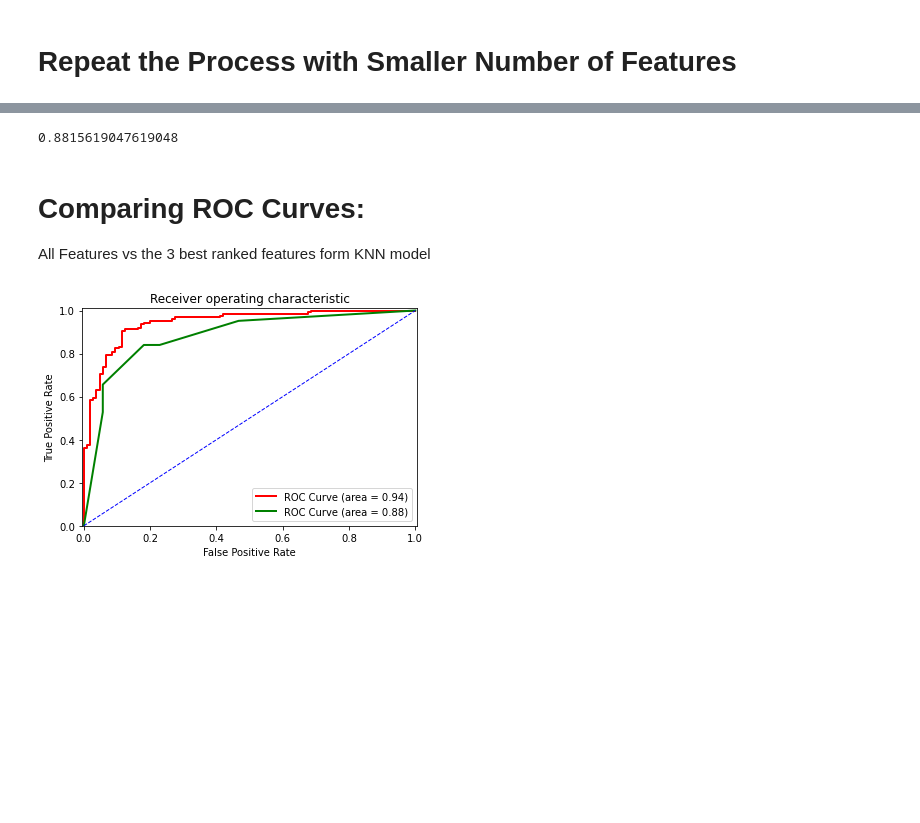
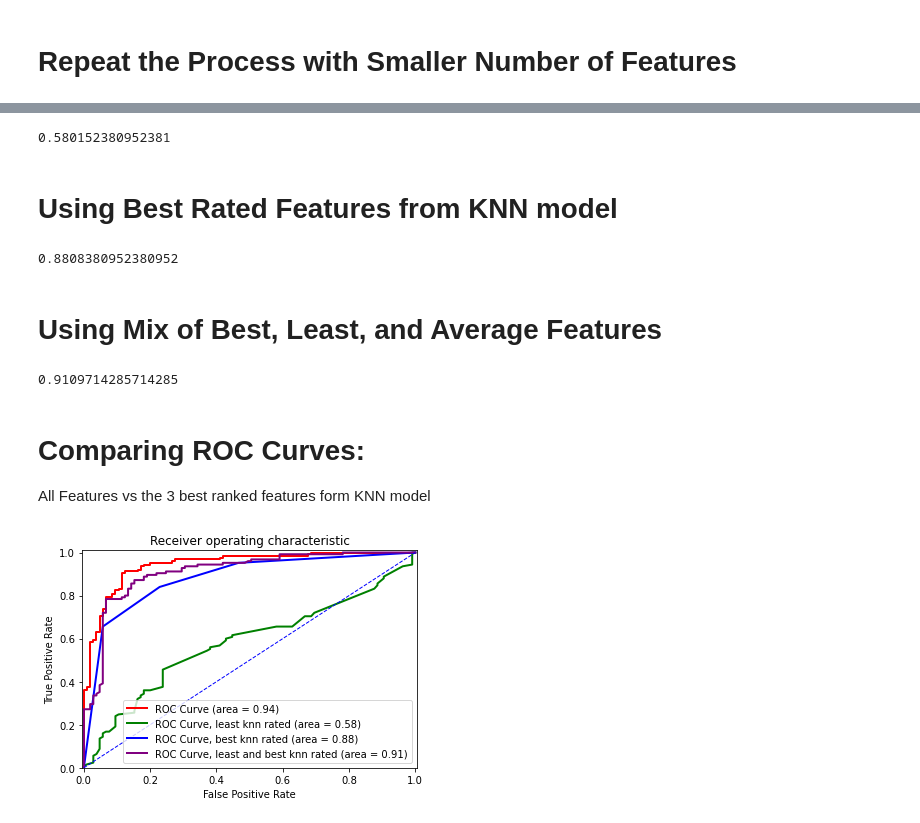
Before and after one commit to Al3zama1/data-final-project, a Jupyter notebook: logistic-reg.ipynb, the cells around one changed output, grey strips where cells are left out. Saved outputs shown, nothing was run; the diff lists cells and outputs as text; code cells hidden in the pictures; blank space fills up the shorter version.

```diff
--- a/logistic-reg.ipynb
+++ b/logistic-reg.ipynb
@@ -278,5 +280,7 @@ plt.show()
 # %%
-log_reg_features2 = ['Up', 'ASY', 'Flat']
+log_reg_features2 = ['ST', 'RestingBP']
+
+# 'Up', 'ASY', 'Flat', 'Age', 'RestingBP', 'FastingBS'
 
 X2 = df_scale[log_reg_features2]
 
@@ -296,36 +300,95 @@ fpr2, tpr2, thresholds2 = metrics.roc_curve(y_test2, y_predict_prob_lr2[:,1], po
 AUC2 = metrics.auc(fpr2, tpr2)
 print(AUC2)
 # %% [output]
-0.8815619047619048
+0.580152380952381
+# %% [markdown]
+# Using Best Rated Features from KNN model
+# %%
+log_reg_features3 = ['Up', 'ASY']
+
+# 'Up', 'ASY', 'Flat', 'Age', 'RestingBP', 'FastingBS'
+
+X3 = df_scale[log_reg_features3]
+
+y3 = df_scale['HeartDisease']
+
+
+X_train3, X_test3, y_train3, y_test3 = train_test_split(X3, y3, test_size=0.25, random_state=4)
+
+my_logreg3 = LogisticRegression()
+my_logreg3.fit(X_train3, y_train3)
+
+
+y_predict_prob_lr3 = my_logreg3.predict_proba(X_test3)
+
+
+fpr3, tpr3, thresholds3 = metrics.roc_curve(y_test3, y_predict_prob_lr3[:,1], pos_label=1)
+AUC3 = metrics.auc(fpr3, tpr3)
+print(AUC3)
+# %% [output]
+0.8808380952380952
+# %% [markdown]
+# Using Mix of Best, Least, and Average Features
+# %%
+log_reg_features4 = ['Up', 'ASY', 'Flat', 'Age', 'RestingBP', 'FastingBS']
+
+
+X4 = df_scale[log_reg_features4]
+
+y4 = df_scale['HeartDisease']
+
+
+X_train4, X_test4, y_train4, y_test4 = train_test_split(X4, y4, test_size=0.25, random_state=4)
+
+my_logreg4 = LogisticRegression()
+my_logreg4.fit(X_train4, y_train4)
+
+
+y_predict_prob_lr4 = my_logreg4.predict_proba(X_test4)
+
+
+fpr4, tpr4, thresholds4 = metrics.roc_curve(y_test4, y_predict_prob_lr4[:,1], pos_label=1)
+AUC4 = metrics.auc(fpr4, tpr4)
+print(AUC4)
+# %% [output]
+0.9109714285714285
 # %% [markdown]
 # Comparing ROC Curves:
 All Features vs the 3 best ranked features form KNN model
 # %%
 %matplotlib inline
 
 plt.figure()
 
 # Roc Curve1:
 plt.plot(fpr, tpr, color='red', lw=2,
          label='ROC Curve (area = %0.2f)' % AUC)
 
 # Roc Curve2:
 plt.plot(fpr2, tpr2, color='green', lw=2,
-         label='ROC Curve (area = %0.2f)' % AUC2)
+         label='ROC Curve, least knn rated (area = %0.2f)' % AUC2)
+
+# Roc Curve3:
+plt.plot(fpr3, tpr3, color='blue', lw=2,
+         label='ROC Curve, best knn rated (area = %0.2f)' % AUC3)
+
+# Roc Curve4:
+plt.plot(fpr4, tpr4, color='purple', lw=2,
+         label='ROC Curve, least and best knn rated (area = %0.2f)' % AUC4)
 
 # Random Guess line:
 plt.plot([0, 1], [0, 1], color='blue', lw=1, linestyle='--')
 
 # Defining The Range of X-Axis and Y-Axis:
 plt.xlim([-0.005, 1.005])
 plt.ylim([0.0, 1.01])
 
 # Labels, Title, Legend:
 plt.xlabel('False Positive Rate')
 plt.ylabel('True Positive Rate')
 plt.title('Receiver operating characteristic')
 plt.legend(loc="lower right")
 
 plt.show()
 # %% [output]
-[figure, old version]
+[figure, new version]
```
Also changed, not shown: parts of 2 cells of this notebook.
